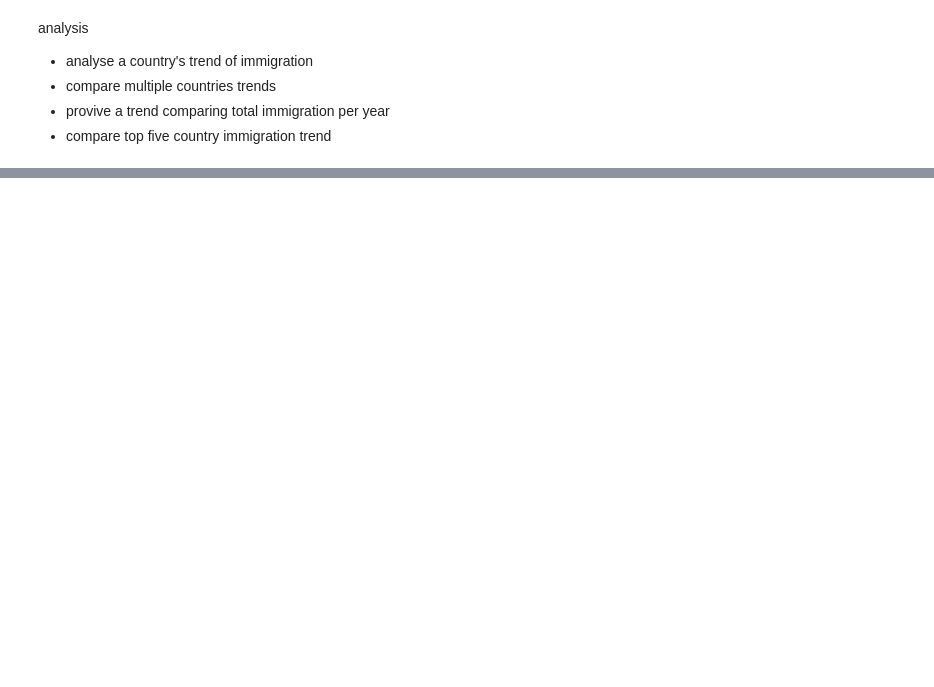
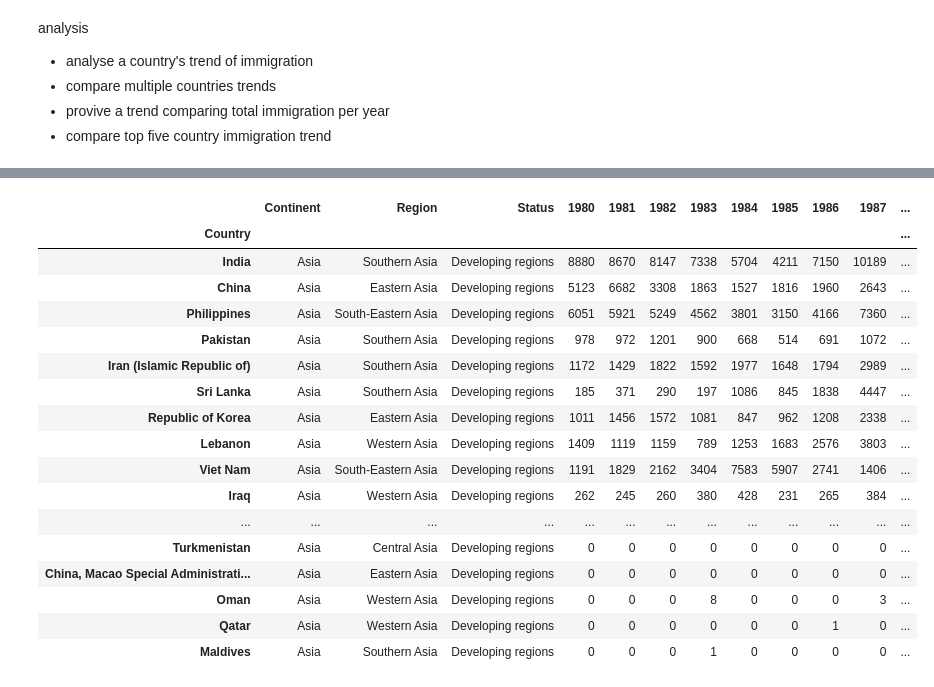
Before and after one commit to Amanmishra03/digipodium, a Jupyter notebook: data analysis/immigration_analysis.ipynb, the cells around one changed output, grey strips where cells are left out. Drawn from its saved outputs; the diff is of its cells as text; code cells hidden in the pictures; blank space fills up the shorter version.

```diff
--- a/data analysis/immigration_analysis.ipynb
+++ b/data analysis/immigration_analysis.ipynb
@@ -156,0 +355,22 @@ px.scatter_3d(
+# %%
+asia_df = df[df['Continent']=='Asia']
+asia_df
+# %% [output]
+|  | Continent | Region | Status | 1980 | 1981 | 1982 | 1983 | 1984 | 1985 | 1986 | 1987 | ... |
+| Country |  |  |  |  |  |  |  |  |  |  |  | ... |
+| India | Asia | Southern Asia | Developing regions | 8880 | 8670 | 8147 | 7338 | 5704 | 4211 | 7150 | 10189 | ... |
+| China | Asia | Eastern Asia | Developing regions | 5123 | 6682 | 3308 | 1863 | 1527 | 1816 | 1960 | 2643 | ... |
+| Philippines | Asia | South-Eastern Asia | Developing regions | 6051 | 5921 | 5249 | 4562 | 3801 | 3150 | 4166 | 7360 | ... |
+| Pakistan | Asia | Southern Asia | Developing regions | 978 | 972 | 1201 | 900 | 668 | 514 | 691 | 1072 | ... |
+| Iran (Islamic Republic of) | Asia | Southern Asia | Developing regions | 1172 | 1429 | 1822 | 1592 | 1977 | 1648 | 1794 | 2989 | ... |
+| Sri Lanka | Asia | Southern Asia | Developing regions | 185 | 371 | 290 | 197 | 1086 | 845 | 1838 | 4447 | ... |
+| Republic of Korea | Asia | Eastern Asia | Developing regions | 1011 | 1456 | 1572 | 1081 | 847 | 962 | 1208 | 2338 | ... |
+| Lebanon | Asia | Western Asia | Developing regions | 1409 | 1119 | 1159 | 789 | 1253 | 1683 | 2576 | 3803 | ... |
+| Viet Nam | Asia | South-Eastern Asia | Developing regions | 1191 | 1829 | 2162 | 3404 | 7583 | 5907 | 2741 | 1406 | ... |
+| Iraq | Asia | Western Asia | Developing regions | 262 | 245 | 260 | 380 | 428 | 231 | 265 | 384 | ... |
+| ... | ... | ... | ... | ... | ... | ... | ... | ... | ... | ... | ... | ... |
+| Turkmenistan | Asia | Central Asia | Developing regions | 0 | 0 | 0 | 0 | 0 | 0 | 0 | 0 | ... |
+| China, Macao Special Administrati... | Asia | Eastern Asia | Developing regions | 0 | 0 | 0 | 0 | 0 | 0 | 0 | 0 | ... |
+| Oman | Asia | Western Asia | Developing regions | 0 | 0 | 0 | 8 | 0 | 0 | 0 | 3 | ... |
+| Qatar | Asia | Western Asia | Developing regions | 0 | 0 | 0 | 0 | 0 | 0 | 1 | 0 | ... |
+| Maldives | Asia | Southern Asia | Developing regions | 0 | 0 | 0 | 1 | 0 | 0 | 0 | 0 | ... |
```
Also changed, not shown: parts of 26 cells of this notebook.
